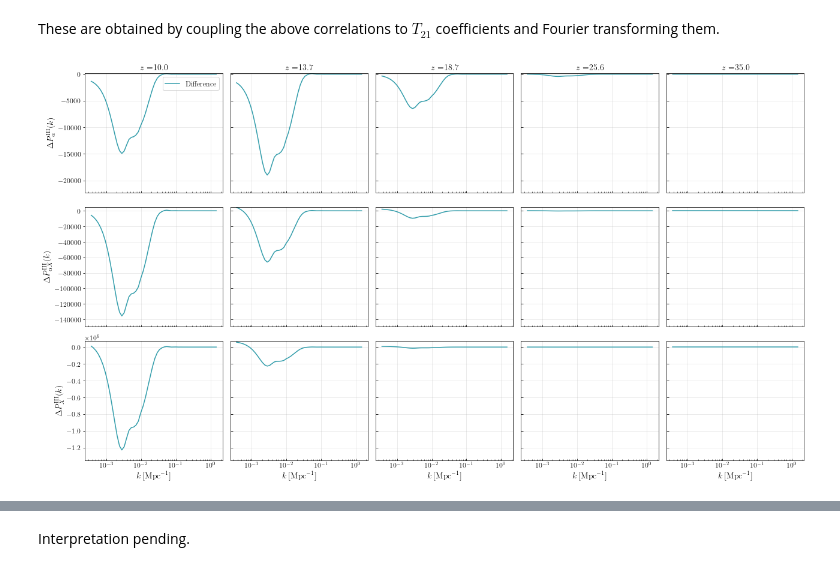
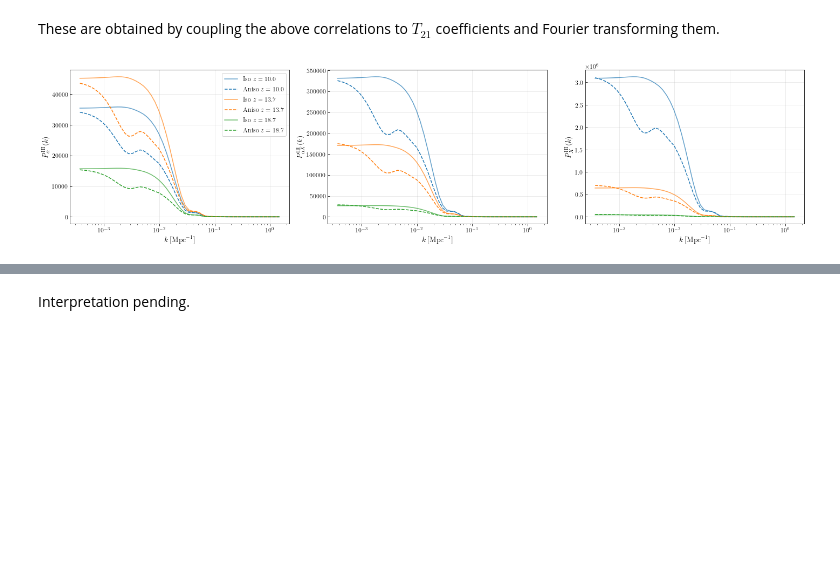
Before and after one commit to ryanyrzh/Zeus21, a Jupyter notebook: aniso_tests/corr_breakdown.ipynb, the cells around one changed output, grey strips where cells are left out. Cells and saved outputs as stored; diff of their text form; code cells hidden in the pictures; blank space fills up the shorter version.

```diff
--- a/aniso_tests/corr_breakdown.ipynb
+++ b/aniso_tests/corr_breakdown.ipynb
@@ -361,0 +386,13 @@ plt.tight_layout()
+# %%
+# Compute percent difference w.r.t. iso at the peak difference for each chosen z
+percent_diffs = []
+for i, r_peak, xi_peak in zip(idxs, r_peak_vals, xi_peak_vals):
+    # Find the value of the isotropic correlation at r_peak
+    idx_r = np.argmin(np.abs(rlist - r_peak))
+    xi_iso = xi_V_R1R2[i, idx_r]
+    if np.abs(xi_iso) > 0:
+        percent_diff = 100 * xi_peak / xi_iso
+    else:
+        percent_diff = np.nan  # avoid divide by zero
+    percent_diffs.append(percent_diff)
+    print(f"z = {zlist[i]:.2f}: Percent diff at r = {r_peak:.2f} Mpc: {percent_diff:.2f}%")
@@ -386,42 +429,55 @@ d_Pk_Tx_nl_III = PS21._d_Pk_Tx_nl_III
 d_Pk_Tx_nl_III_aniso = PS21_aniso._d_Pk_Tx_nl_III
 d_Pk_Tx_nl_III_diff = d_Pk_Tx_nl_III_aniso - d_Pk_Tx_nl_III
 # %%
+# Discard the 4th and 5th plots, collapse the first 3 plots for each row into single axes (now, transpose: 1 row/3 columns), don't share y axis.
+
 Nz = zlist.shape[0]
 idxs = np.unique(np.linspace(0, Nz - 1, 5, dtype=int))
 
-fig, axes = plt.subplots(3, len(idxs), figsize=(18, 10), sharey='row', sharex=True)
+cmap = plt.get_cmap('tab10')
+n_lines = min(3, len(idxs))
+colors = [cmap(i) for i in range(n_lines)]
 
-for ax, i in zip(axes[0], idxs):
-    ax.plot(klist, d_Pk_xa_nl_III_diff[i, :], color="#309caa", label='Difference')
-    ax.set_xscale('log')
-    ax.set_ylim(d_Pk_xa_nl_III_diff.min()*1.1, d_Pk_xa_nl_III_diff.max())
-    ax.set_title(r"$z=${%.1f}" % (zlist[i]), fontsize=14)
-    ax.tick_params(axis='x', which='both', direction='in')
-    ax.grid(True, alpha=0.3)
-axes[0][0].set_ylabel(r'$\Delta P_{\alpha}^{\mathrm{III}}(k)$', fontsize=14)
-axes[0][0].legend()
+fig, axes = plt.subplots(1, 3, figsize=(20, 5), sharex=False, sharey=False)
 
-for ax, i in zip(axes[1], idxs):
-    ax.plot(klist, d_Pk_xaTx_nl_III_diff[i, :], color="#309caa", label='Difference')
-    ax.set_xscale('log')
-    ax.set_ylim(d_Pk_xaTx_nl_III_diff.min()*1.1, d_Pk_xaTx_nl_III_diff.max())
-    ax.tick_params(axis='x', which='both', direction='in')
-    ax.grid(True, alpha=0.3)
-axes[1][0].set_ylabel(r'$\Delta P_{\alpha X}^{\mathrm{III}}(k)$', fontsize=14)
+plot_data = [
+    (d_Pk_xa_nl_III, d_Pk_xa_nl_III_aniso, d_Pk_xa_nl_III_diff, r'$P_{\alpha}^{\mathrm{III}}(k)$'),
+    (d_Pk_xaTx_nl_III, d_Pk_xaTx_nl_III_aniso, d_Pk_xaTx_nl_III_diff, r'$P_{\alpha X}^{\mathrm{III}}(k)$'),
+    (d_Pk_Tx_nl_III, d_Pk_Tx_nl_III_aniso, d_Pk_Tx_nl_III_diff, r'$P_{X}^{\mathrm{III}}(k)$'),
+]
 
-for ax, i in zip(axes[2], idxs):
-    ax.plot(klist, d_Pk_Tx_nl_III_diff[i, :], color="#309caa", label='Difference')
-    ax.set_xscale('log')
-    ax.set_ylim(d_Pk_Tx_nl_III_diff.min()*1.1, d_Pk_Tx_nl_III_diff.max())
-    ax.set_xlabel(r"$k\,[\mathrm{Mpc}^{-1}]$", fontsize=14)
-    ax.tick_params(axis='x', which='both', direction='in')
-    ax.grid(True, alpha=0.3)
-axes[2][0].set_ylabel(r'$\Delta P_{X}^{\mathrm{III}}(k)$', fontsize=14)
+for col, (iso, aniso, diff, ylabel) in enumerate(plot_data):
+    for j, i in enumerate(idxs[:3]):  # Only first three z-slices
+        color = colors[j]
+        zval = zlist[i]
+        axes[col].plot(
+            klist, iso[i, :], color=color, alpha=0.7, linestyle="-",
+            label=f'Iso $z={zval:.1f}$' if col == 0 else None
+        )
+        axes[col].plot(
+            klist, aniso[i, :], color=color, alpha=1.0, linestyle="--",
+            label=f'Aniso $z={zval:.1f}$' if col == 0 else None
+        )
+    axes[col].set_xscale('log')
+    axes[col].set_ylabel(ylabel, fontsize=14)
+    axes[col].grid(True, alpha=0.3)
+    axes[col].tick_params(axis='y', which='both', direction='in')
+    if col == 0:
+        # Custom legend for iso/aniso z pairs
+        handles = []
+        for j, i in enumerate(idxs[:3]):
+            color = colors[j]
+            handles.append(
+                plt.Line2D([0], [0], color=color, linestyle="-", alpha=0.7, label=f'Iso $z={zlist[i]:.1f}$')
+            )
+            handles.append(
+                plt.Line2D([0], [0], color=color, linestyle="--", alpha=1.0, label=f'Aniso $z={zlist[i]:.1f}$')
+            )
+        axes[col].legend(handles=handles, fontsize=12, ncol=1)
 
-for row_axes in axes:
-    for ax in row_axes[1:]:
-        ax.tick_params(axis='y', which='both', labelleft=False, direction='in')
-
+axes[1].set_xlabel(r"$k\,[\mathrm{Mpc}^{-1}]$", fontsize=14)
+axes[2].set_xlabel(r"$k\,[\mathrm{Mpc}^{-1}]$", fontsize=14)
+axes[0].set_xlabel(r"$k\,[\mathrm{Mpc}^{-1}]$", fontsize=14)
 plt.tight_layout()
 # %% [output]
-[figure, old version]
+[figure, new version]
```
Also changed, not shown: parts of 13 cells of this notebook.
